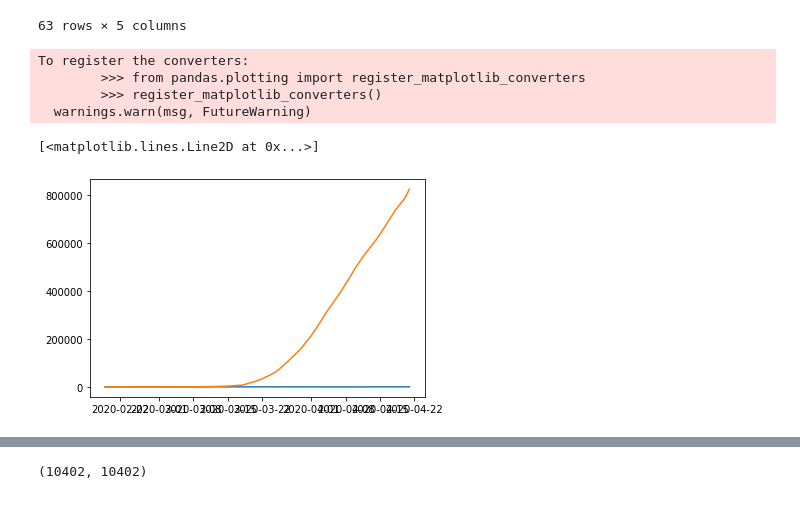
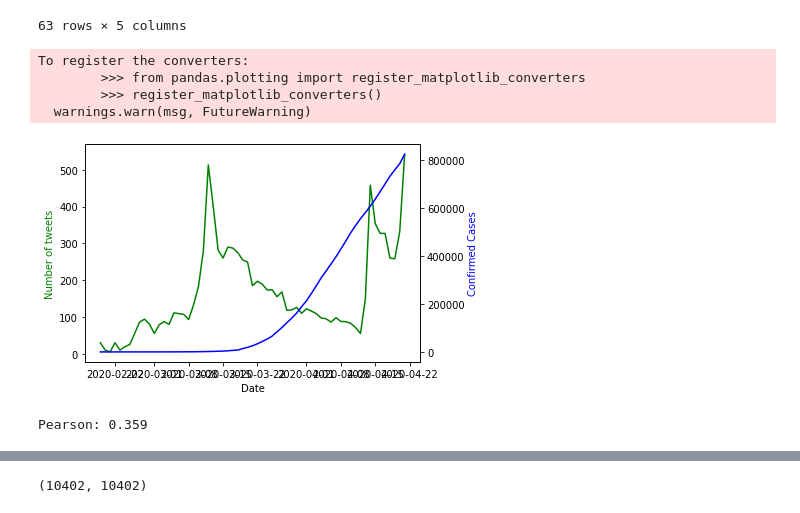
Before and after one commit to shljessie/cds, a Jupyter notebook: Kassie/Final Project.ipynb, the cells around one changed output, grey strips where cells are left out. Drawn from its saved outputs; the diff is of its cells as text; code cells hidden in the pictures.

```diff
--- a/Kassie/Final Project.ipynb
+++ b/Kassie/Final Project.ipynb
@@ -55,16 +55,35 @@ finaldf
 | 61 | 2020-04-20 | 332 | 784326 | 42094 | 72329 |
 | 62 | 2020-04-21 | 542 | 823786 | 44845 | 75204 |
 63 rows × 5 columns
-# %%
-plt.plot('date', 'tweetct', data=finaldf)
-plt.plot('date', 'Confirmed', data=finaldf)
-# %% [output]
-To register the converters:
-        >>> from pandas.plotting import register_matplotlib_converters
-        >>> register_matplotlib_converters()
-  warnings.warn(msg, FutureWarning)
-[<matplotlib.lines.Line2D at 0x...>]
-[figure, removed]
+# %%
+x = finaldf['date']
+y1 = finaldf['tweetct']
+y2 = finaldf['Confirmed']
+
+fig, ax1 = plt.subplots()
+
+ax2 = ax1.twinx()
+ax1.plot(x, y1, 'g-')
+ax2.plot(x, y2, 'b-')
+
+ax1.set_xlabel('Date')
+ax1.set_ylabel('Number of tweets', color='g')
+ax2.set_ylabel('Confirmed Cases', color='b')
+
+plt.show()
+# %% [output]
+To register the converters:
+        >>> from pandas.plotting import register_matplotlib_converters
+        >>> register_matplotlib_converters()
+  warnings.warn(msg, FutureWarning)
+[figure, added]
+# %%
+from scipy.stats import pearsonr
+
+corr, _ = pearsonr(finaldf['tweetct'], finaldf['Confirmed'])
+print('Pearson: %.3f' % corr)
+# %% [output]
+Pearson: 0.359
 # %%
 import string
 from nltk.stem import WordNetLemmatizer
```
Also changed, not shown: parts of 14 cells of this notebook, 2 other files.
